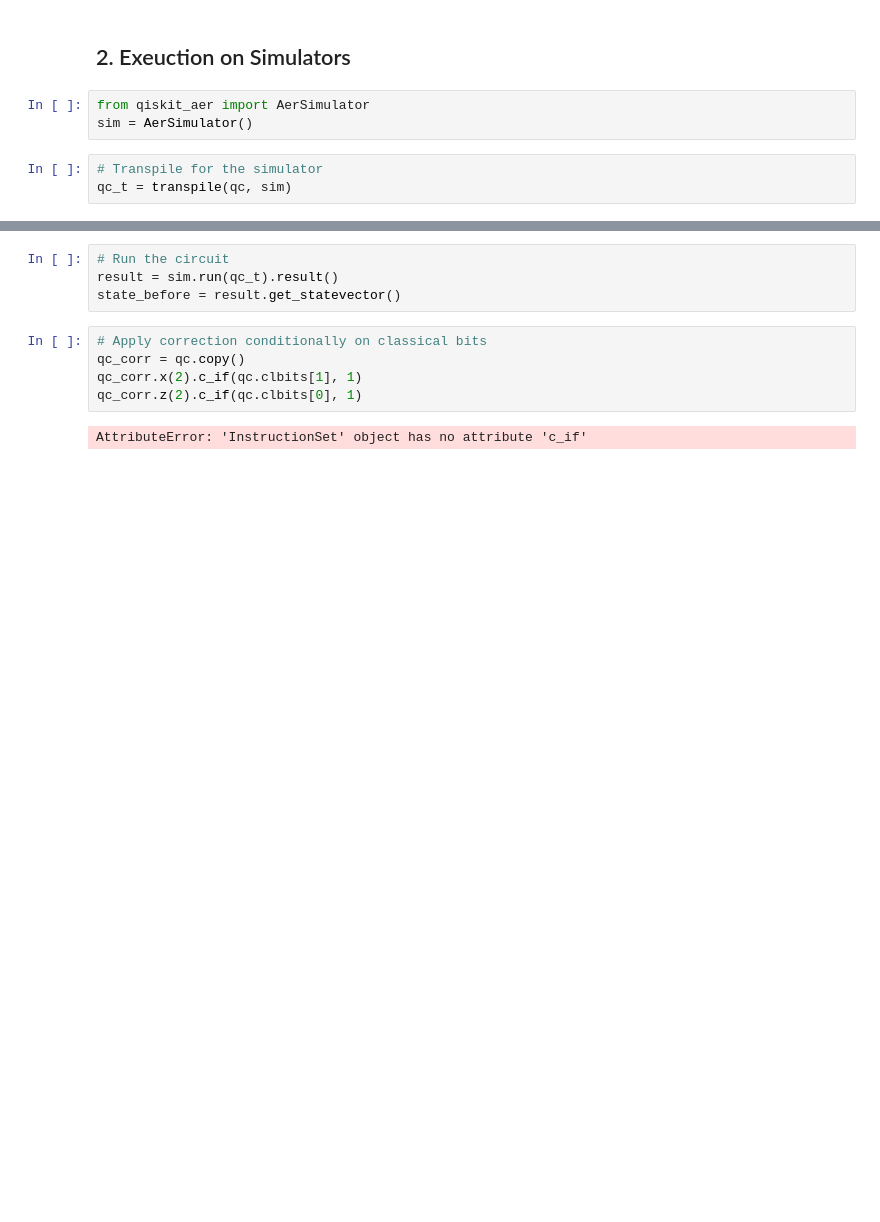
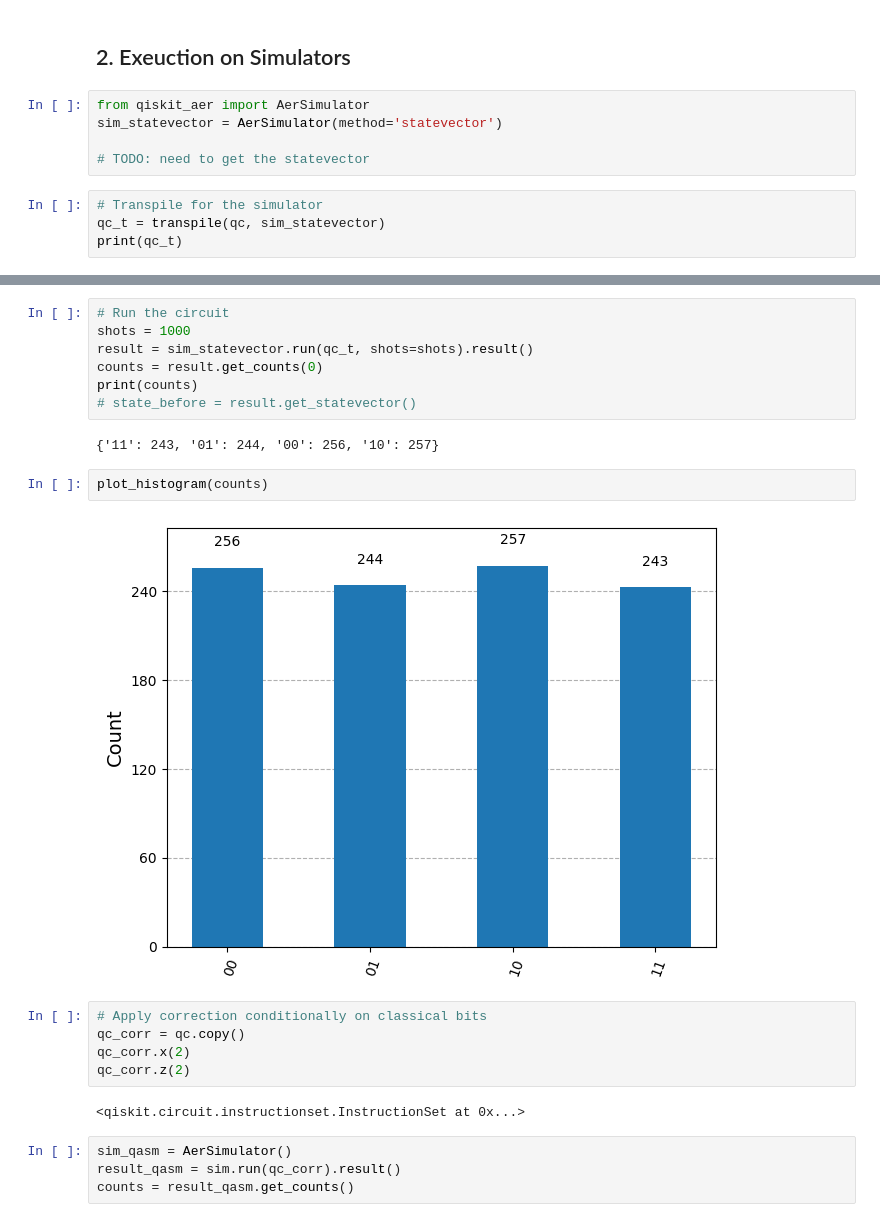
Before and after one commit to seokw-Ryan/qiskit-notes, a Jupyter notebook: practice/quantum_teleportation_protocol.ipynb, the cells around one changed output, grey strips where cells are left out. Drawn from its saved outputs; the diff is of its cells as text; blank space fills up the shorter version.

Commit message:
fix the aersimulator by using statevector method

```diff
--- a/practice/quantum_teleportation_protocol.ipynb
+++ b/practice/quantum_teleportation_protocol.ipynb
@@ -36,7 +38,10 @@ qc.draw("mpl")
 ## 2. Exeuction on Simulators
 # %%
 from qiskit_aer import AerSimulator
-sim = AerSimulator()
+sim_statevector = AerSimulator(method='statevector')
+
+# TODO: need to get the statevector
 # %%
 # Transpile for the simulator
-qc_t = transpile(qc, sim)
+qc_t = transpile(qc, sim_statevector)
+print(qc_t)
@@ -43,11 +58,24 @@ qc_t = transpile(qc, sim)
 # %%
 # Run the circuit
-result = sim.run(qc_t).result()
-state_before = result.get_statevector()
+shots = 1000
+result = sim_statevector.run(qc_t, shots=shots).result()
+counts = result.get_counts(0)
+print(counts)
+# state_before = result.get_statevector()
+# %% [output]
+{'11': 243, '01': 244, '00': 256, '10': 257}
+# %%
+plot_histogram(counts)
+# %% [output]
+[figure, added]
 # %%
 # Apply correction conditionally on classical bits
 qc_corr = qc.copy()
-qc_corr.x(2).c_if(qc.clbits[1], 1)
-qc_corr.z(2).c_if(qc.clbits[0], 1)
+qc_corr.x(2)
+qc_corr.z(2)
 # %% [output]
-AttributeError: 'InstructionSet' object has no attribute 'c_if'
+<qiskit.circuit.instructionset.InstructionSet at 0x...>
+# %%
+sim_qasm = AerSimulator()
+result_qasm = sim.run(qc_corr).result()
+counts = result_qasm.get_counts()
```
Also changed, not shown: parts of 3 cells of this notebook.
